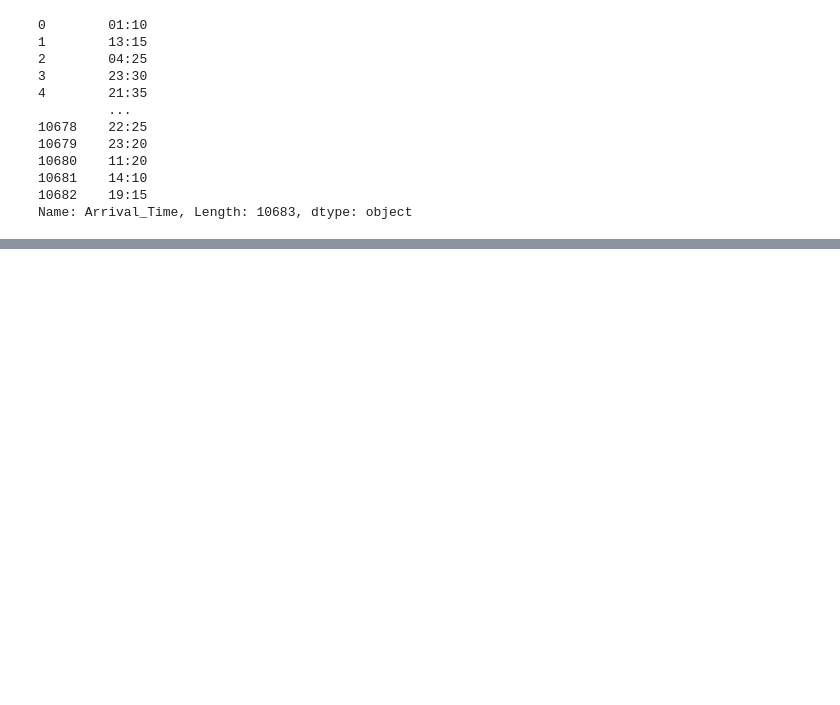
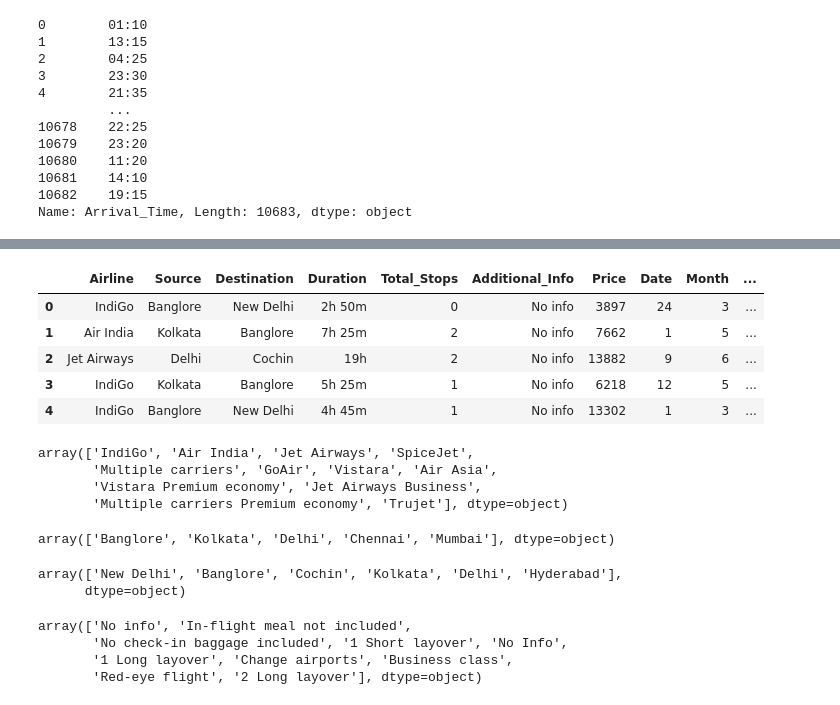
Before and after one commit to abhik12295/Data-Science-Learning, a Jupyter notebook: Core ML Topics/3. EDA & FE with Datasets/Flight_price.ipynb, the cells around one changed output, grey strips where cells are left out. Saved outputs shown, nothing was run; the diff lists cells and outputs as text; code cells hidden in the pictures; blank space fills up the shorter version.

```diff
--- a/Core ML Topics/3. EDA & FE with Datasets/Flight_price.ipynb
+++ b/Core ML Topics/3. EDA & FE with Datasets/Flight_price.ipynb
@@ -245,0 +312,6 @@ df.head()
+# %%
+# delete the specifics rows with 5m duration in the column Duration
+df.drop(df[df['Duration_hours'] == '5m'].index, inplace=True)
+# %%
+df['Duration_hours'].unique()
+df['Duration_hours'] = df['Duration_hours'].astype(int)
@@ -245,0 +332,32 @@ df.head()
+# %%
+df.head()
+# %% [output]
+|  | Airline | Source | Destination | Duration | Total_Stops | Additional_Info | Price | Date | Month | ... |
+| 0 | IndiGo | Banglore | New Delhi | 2h 50m | 0 | No info | 3897 | 24 | 3 | ... |
+| 1 | Air India | Kolkata | Banglore | 7h 25m | 2 | No info | 7662 | 1 | 5 | ... |
+| 2 | Jet Airways | Delhi | Cochin | 19h | 2 | No info | 13882 | 9 | 6 | ... |
+| 3 | IndiGo | Kolkata | Banglore | 5h 25m | 1 | No info | 6218 | 12 | 5 | ... |
+| 4 | IndiGo | Banglore | New Delhi | 4h 45m | 1 | No info | 13302 | 1 | 3 | ... |
+# %%
+df['Airline'].unique()
+# %% [output]
+array(['IndiGo', 'Air India', 'Jet Airways', 'SpiceJet',
+       'Multiple carriers', 'GoAir', 'Vistara', 'Air Asia',
+       'Vistara Premium economy', 'Jet Airways Business',
+       'Multiple carriers Premium economy', 'Trujet'], dtype=object)
+# %%
+df['Source'].unique()
+# %% [output]
+array(['Banglore', 'Kolkata', 'Delhi', 'Chennai', 'Mumbai'], dtype=object)
+# %%
+df['Destination'].unique()
+# %% [output]
+array(['New Delhi', 'Banglore', 'Cochin', 'Kolkata', 'Delhi', 'Hyderabad'],
+      dtype=object)
+# %%
+df['Additional_Info'].unique()
+# %% [output]
+array(['No info', 'In-flight meal not included',
+       'No check-in baggage included', '1 Short layover', 'No Info',
+       '1 Long layover', 'Change airports', 'Business class',
+       'Red-eye flight', '2 Long layover'], dtype=object)
```
Also changed, not shown: parts of 15 cells of this notebook.
